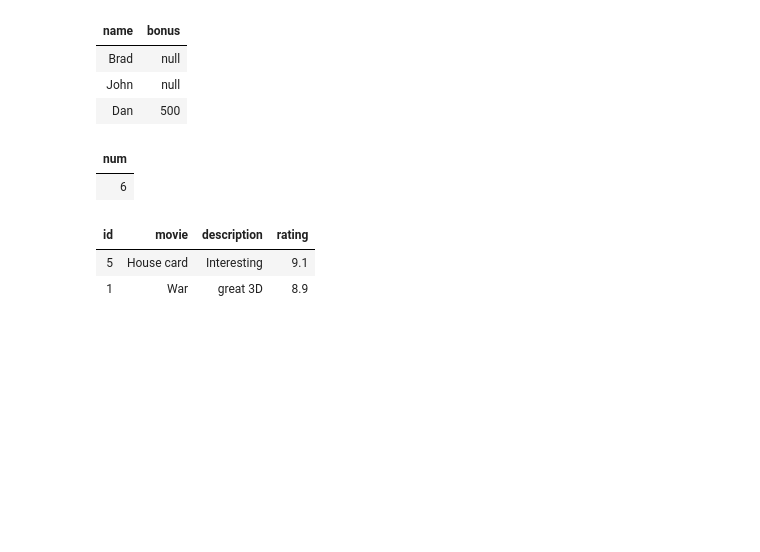
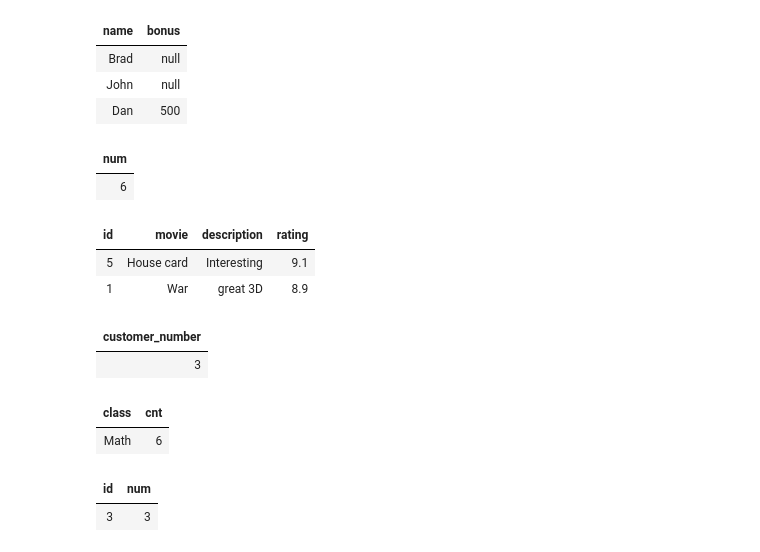
Before and after one commit to Atharv-Pawar/PySpark, a Jupyter notebook: leetcode 2026-08-17 11_17_05.ipynb, the cells around one changed output. Cells and saved outputs as stored; diff of their text form; code cells hidden in the pictures; blank space fills up the shorter version.

```diff
--- a/leetcode 2026-08-17 11_17_05.ipynb
+++ b/leetcode 2026-08-17 11_17_05.ipynb
@@ -286,3 +286,70 @@ display(asked)
 | id | movie | description | rating |
 | 5 | House card | Interesting | 9.1 |
 | 1 | War | great 3D | 8.9 |
+# %%
+orders_schema = ["order_number", "customer_number"]
+
+orders_data = [
+    (1, 1),
+    (2, 2),
+    (3, 3),
+    (4, 3)
+]
+
+orders = spark.createDataFrame(orders_data, orders_schema)
+# display(orders)
+
+result = orders.groupBy('customer_number').agg(count('order_number').alias('total_orders'))\
+    .orderBy(desc('total_orders'))\
+        .limit(1)\
+            .select('customer_number')
+display(result)
+# %% [output]
+| customer_number |
+| 3 |
+# %%
+courses_schema = ["student", "class"]
+
+courses_data = [
+    ("A", "Math"),
+    ("B", "English"),
+    ("C", "Math"),
+    ("D", "Biology"),
+    ("E", "Math"),
+    ("F", "Computer"),
+    ("G", "Math"),
+    ("H", "Math"),
+    ("I", "Math")
+]
+
+courses = spark.createDataFrame(data=courses_data, schema=courses_schema)
+
+result = courses.groupBy('class').agg(count(lit(1)).alias('cnt'))\
+    .filter(col('cnt') >= 5)
+display(result)
+# %% [output]
+| class | cnt |
+| Math | 6 |
+# %%
+request_accepted_schema = ["requester_id", "accepter_id", "accept_date"]
+
+request_accepted_data = [
+    (1, 2, "2016/06/03"),
+    (1, 3, "2016/06/08"),
+    (2, 3, "2016/06/08"),
+    (3, 4, "2016/06/09")
+]
+
+request_accepted = spark.createDataFrame(request_accepted_data, request_accepted_schema)
+# display(request_accepted)
+df1 = request_accepted.select(col('requester_id').alias('id'))
+df2 = request_accepted.select(col('accepter_id').alias('id'))
+
+result = df1.union(df2)\
+    .groupBy('id').agg(count(lit(1)).alias('num'))\
+        .orderBy(desc('num'))\
+            .limit(1)
+display(result)
+# %% [output]
+| id | num |
+| 3 | 3 |
```
Also changed, not shown: parts of 3 cells of this notebook.
